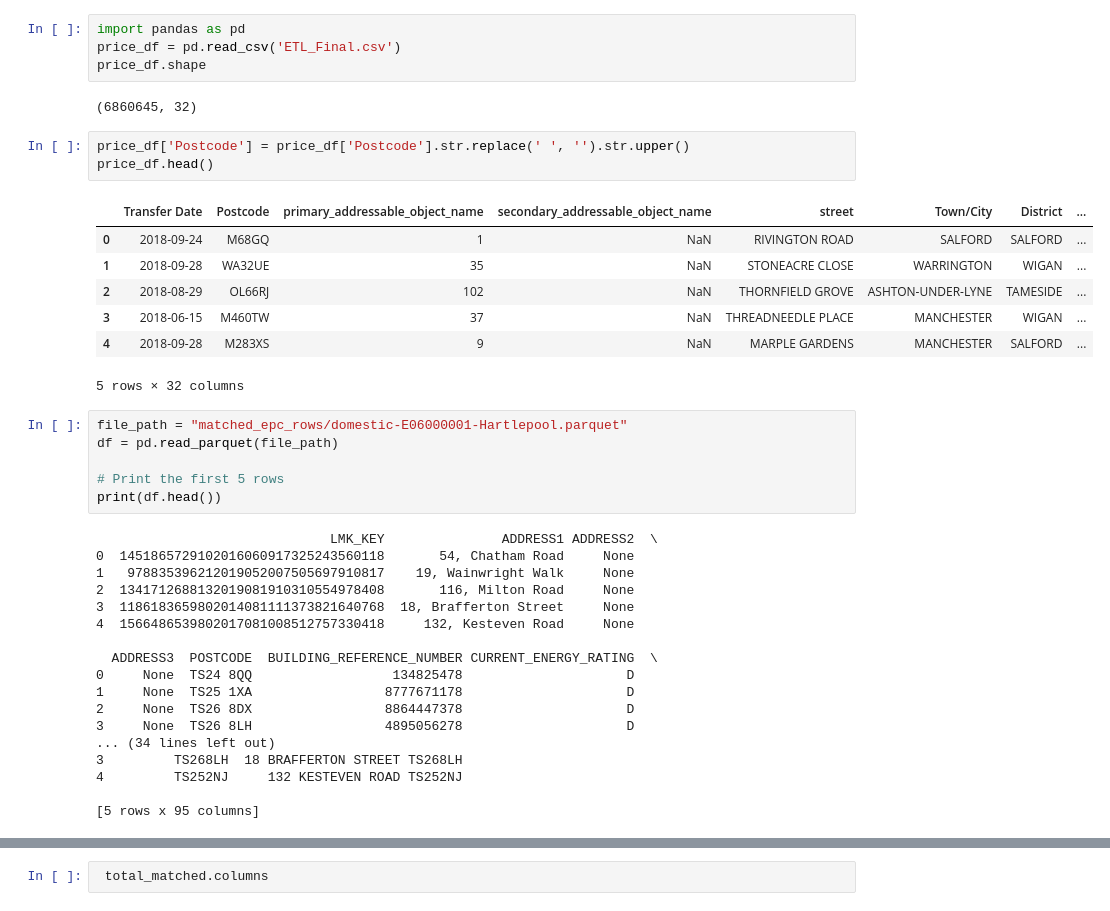
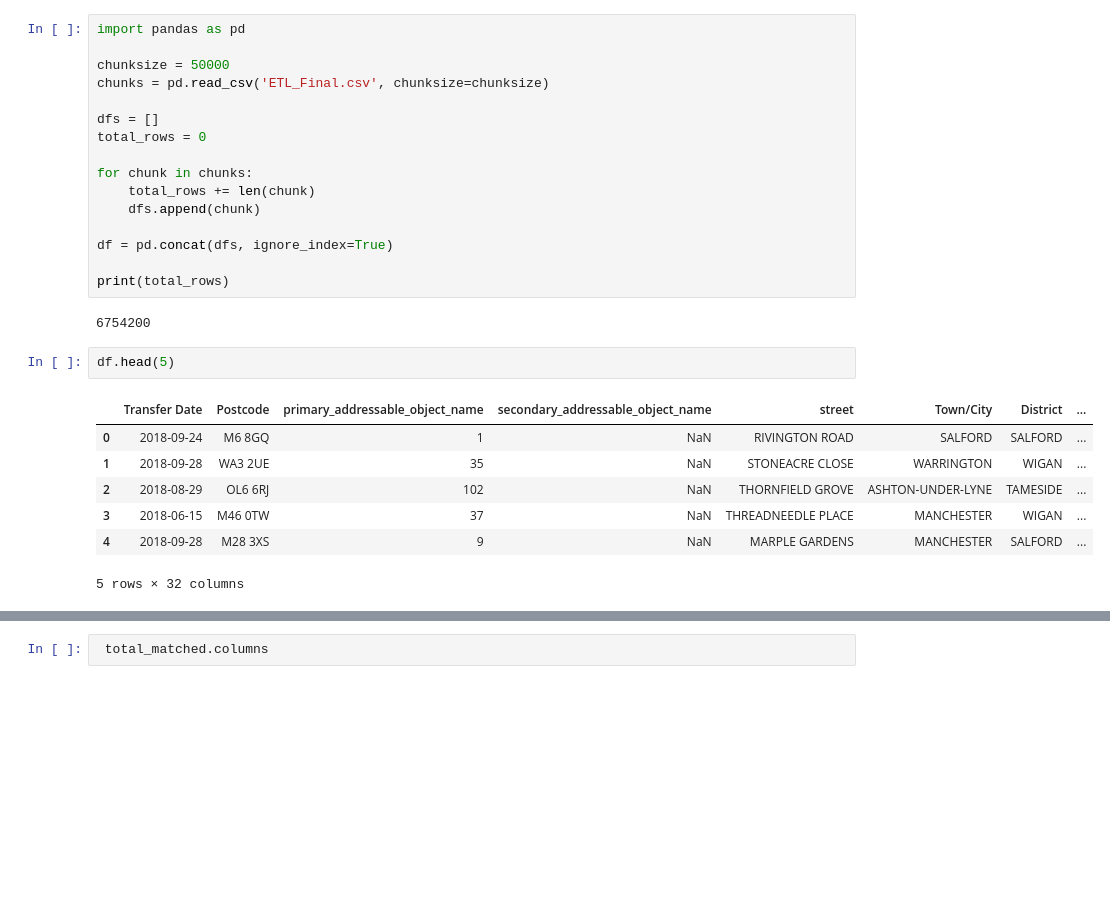
Before and after one commit to Tom-Kerrison/Housing-Price-Predictor, a Jupyter notebook: EPC_Feature_Engineering.ipynb, the cells around one changed output, grey strips where cells are left out. Drawn from its saved outputs; the diff is of its cells as text; blank space fills up the shorter version.

```diff
--- a/EPC_Feature_Engineering.ipynb
+++ b/EPC_Feature_Engineering.ipynb
@@ -1,41 +1,28 @@
 # %%
 import pandas as pd
-price_df = pd.read_csv('ETL_Final.csv')
-price_df.shape
+
+chunksize = 50000
+chunks = pd.read_csv('ETL_Final.csv', chunksize=chunksize)
+
+dfs = []
+total_rows = 0
+
+for chunk in chunks:
+    total_rows += len(chunk)
+    dfs.append(chunk)
+
+df = pd.concat(dfs, ignore_index=True)
+
+print(total_rows)
 # %% [output]
-(6860645, 32)
+6754200
 # %%
-price_df['Postcode'] = price_df['Postcode'].str.replace(' ', '').str.upper()
-price_df.head()
+df.head(5)
 # %% [output]
 |  | Transfer Date | Postcode | primary_addressable_object_name | secondary_addressable_object_name | street | Town/City | District | ... |
-| 0 | 2018-09-24 | M68GQ | 1 | NaN | RIVINGTON ROAD | SALFORD | SALFORD | ... |
-| 1 | 2018-09-28 | WA32UE | 35 | NaN | STONEACRE CLOSE | WARRINGTON | WIGAN | ... |
-| 2 | 2018-08-29 | OL66RJ | 102 | NaN | THORNFIELD GROVE | ASHTON-UNDER-LYNE | TAMESIDE | ... |
-| 3 | 2018-06-15 | M460TW | 37 | NaN | THREADNEEDLE PLACE | MANCHESTER | WIGAN | ... |
-| 4 | 2018-09-28 | M283XS | 9 | NaN | MARPLE GARDENS | MANCHESTER | SALFORD | ... |
+| 0 | 2018-09-24 | M6 8GQ | 1 | NaN | RIVINGTON ROAD | SALFORD | SALFORD | ... |
+| 1 | 2018-09-28 | WA3 2UE | 35 | NaN | STONEACRE CLOSE | WARRINGTON | WIGAN | ... |
+| 2 | 2018-08-29 | OL6 6RJ | 102 | NaN | THORNFIELD GROVE | ASHTON-UNDER-LYNE | TAMESIDE | ... |
+| 3 | 2018-06-15 | M46 0TW | 37 | NaN | THREADNEEDLE PLACE | MANCHESTER | WIGAN | ... |
+| 4 | 2018-09-28 | M28 3XS | 9 | NaN | MARPLE GARDENS | MANCHESTER | SALFORD | ... |
 5 rows × 32 columns
-# %%
-file_path = "matched_epc_rows/domestic-E06000001-Hartlepool.parquet"
-df = pd.read_parquet(file_path)
-
-# Print the first 5 rows
-print(df.head())
-# %% [output]
-                              LMK_KEY               ADDRESS1 ADDRESS2  \
-0  1451865729102016060917325243560118       54, Chatham Road     None
-1   978835396212019052007505697910817    19, Wainwright Walk     None
-2  1341712688132019081910310554978408       116, Milton Road     None
-3  1186183659802014081111373821640768  18, Brafferton Street     None
-4  1566486539802017081008512757330418     132, Kesteven Road     None
-
-  ADDRESS3  POSTCODE  BUILDING_REFERENCE_NUMBER CURRENT_ENERGY_RATING  \
-0     None  TS24 8QQ                  134825478                     D
-1     None  TS25 1XA                 8777671178                     D
-2     None  TS26 8DX                 8864447378                     D
-3     None  TS26 8LH                 4895056278                     D
-... (34 lines left out)
-3         TS268LH  18 BRAFFERTON STREET TS268LH
-4         TS252NJ     132 KESTEVEN ROAD TS252NJ
-
-[5 rows x 95 columns]
```
Also changed, not shown: parts of 24 cells of this notebook.
